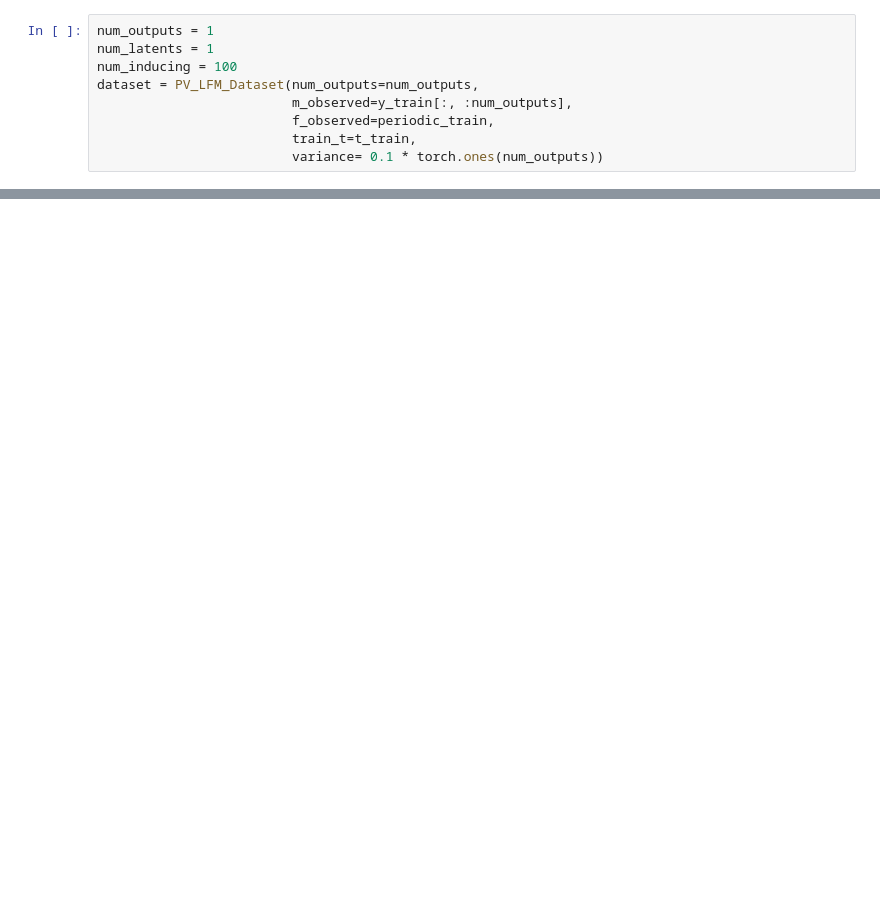
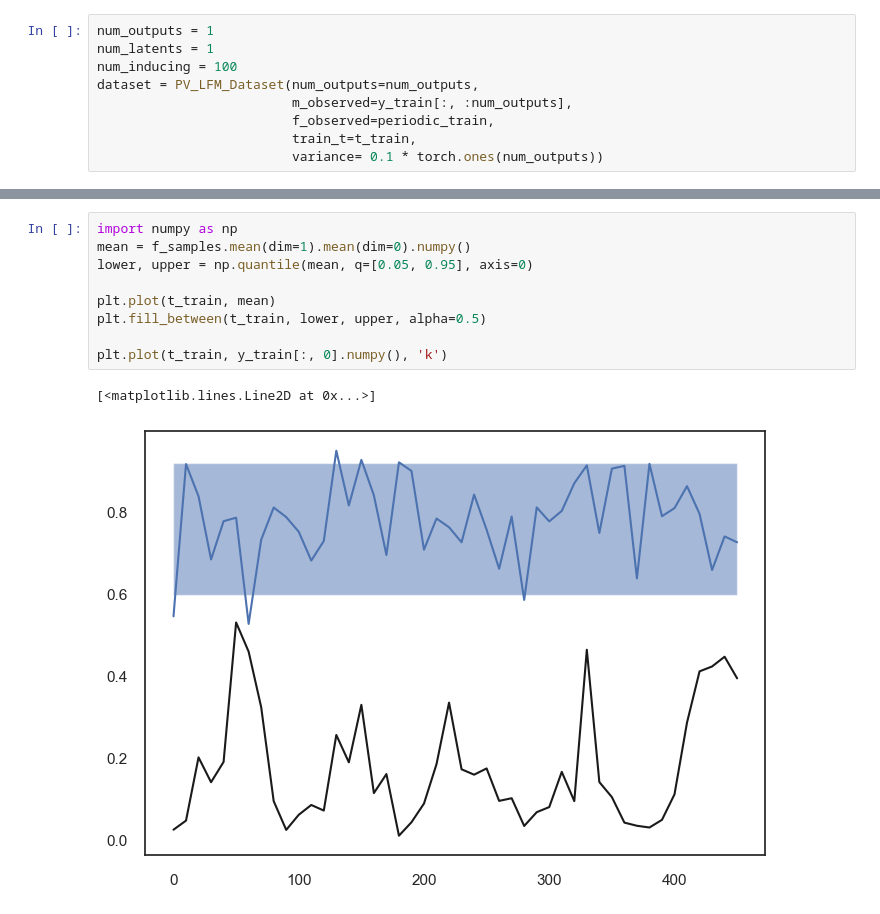
Before and after one commit to eirikbaekkelund/Dissertation, a Jupyter notebook: approximate_lfm.ipynb, the cells around one changed output, grey strips where cells are left out. Drawn from its saved outputs; the diff is of its cells as text; blank space fills up the shorter version.

```diff
--- a/approximate_lfm.ipynb
+++ b/approximate_lfm.ipynb
@@ -348,0 +427,12 @@ RuntimeError: The expanded size of the tensor (1) must match the existing size (
+# %%
+import numpy as np
+mean = f_samples.mean(dim=1).mean(dim=0).numpy()
+lower, upper = np.quantile(mean, q=[0.05, 0.95], axis=0)
+
+plt.plot(t_train, mean)
+plt.fill_between(t_train, lower, upper, alpha=0.5)
+
+plt.plot(t_train, y_train[:, 0].numpy(), 'k')
+# %% [output]
+[<matplotlib.lines.Line2D at 0x...>]
+[figure, added]
```
Also changed, not shown: parts of 16 cells of this notebook, 6 other files.
